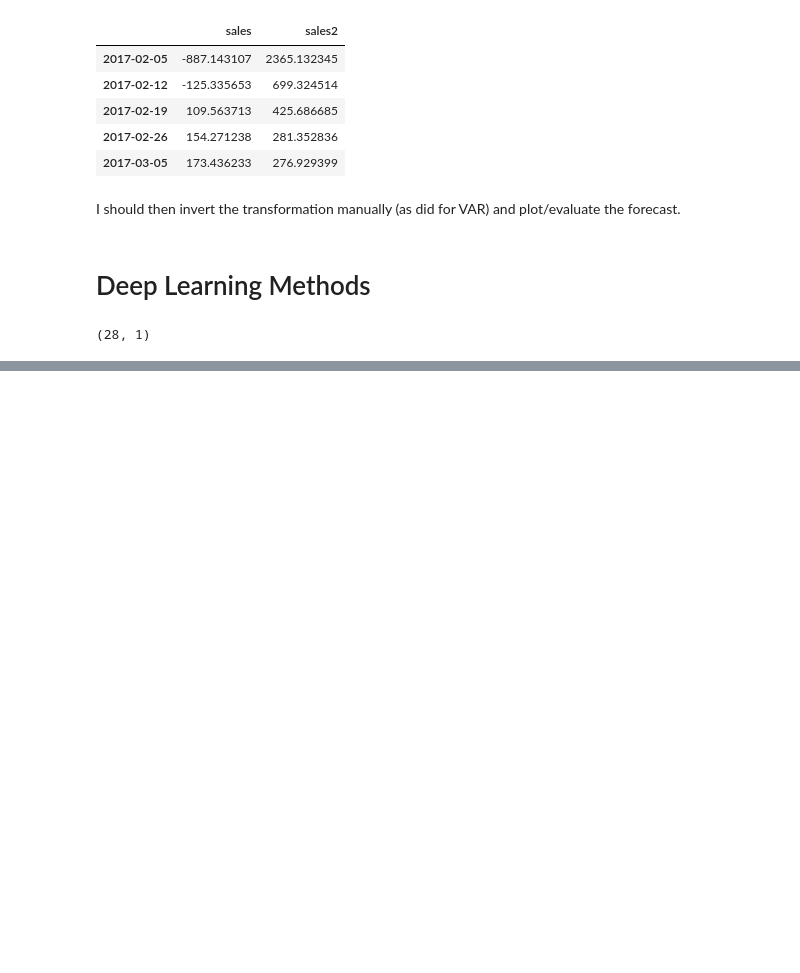
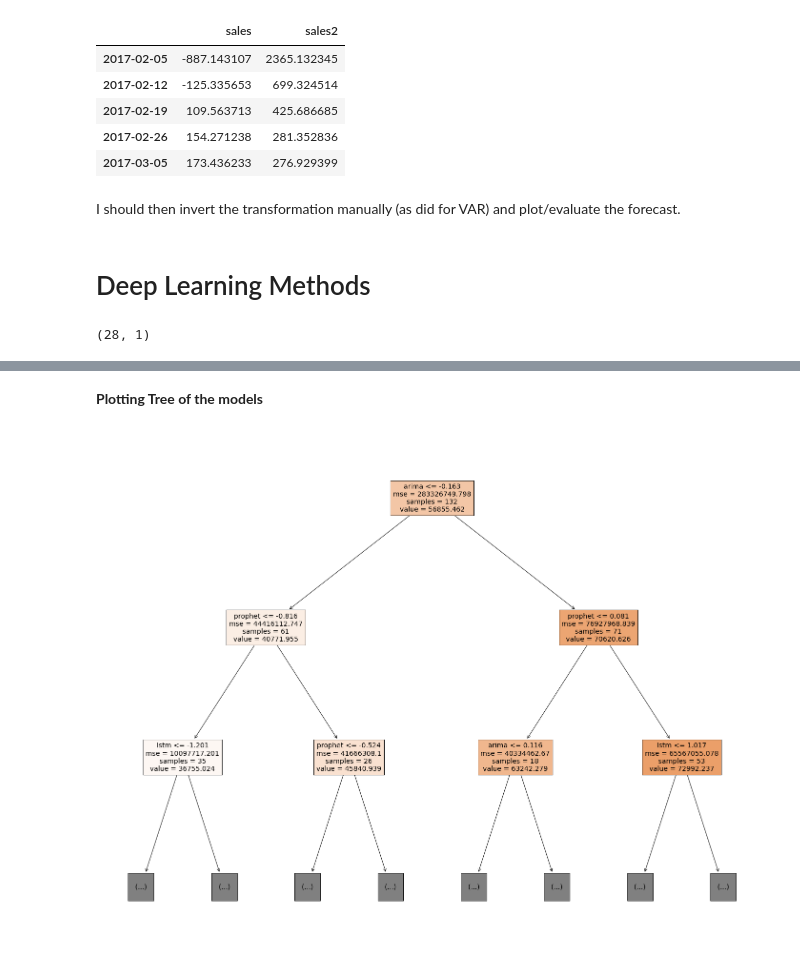
Before and after one commit to federicofrancone94/Store-Sales---Time-Series-Forecasting, a Jupyter notebook: ts_models_02_12_21.ipynb, the cells around one changed output, grey strips where cells are left out. Drawn from its saved outputs; the diff is of its cells as text; code cells hidden in the pictures; blank space fills up the shorter version.

```diff
--- a/ts_models_02_12_21.ipynb
+++ b/ts_models_02_12_21.ipynb
@@ -2039,0 +2344,11 @@ https://towardsdatascience.com/state-space-model-and-kalman-filter-for-time-seri
+# %% [markdown]
+<b> Plotting Tree of the models
+# %%
+fig = plt.figure(figsize=(25,20))
+
+tree.plot_tree(dec_tree,  feature_names= models,  max_depth=2,
+                   filled=True )
+
+fig.savefig("C:/Users/fedfran/Desktop/tree_of_models.png");
+# %% [output]
+[figure, added]
```
Also changed, not shown: parts of 155 cells of this notebook.
